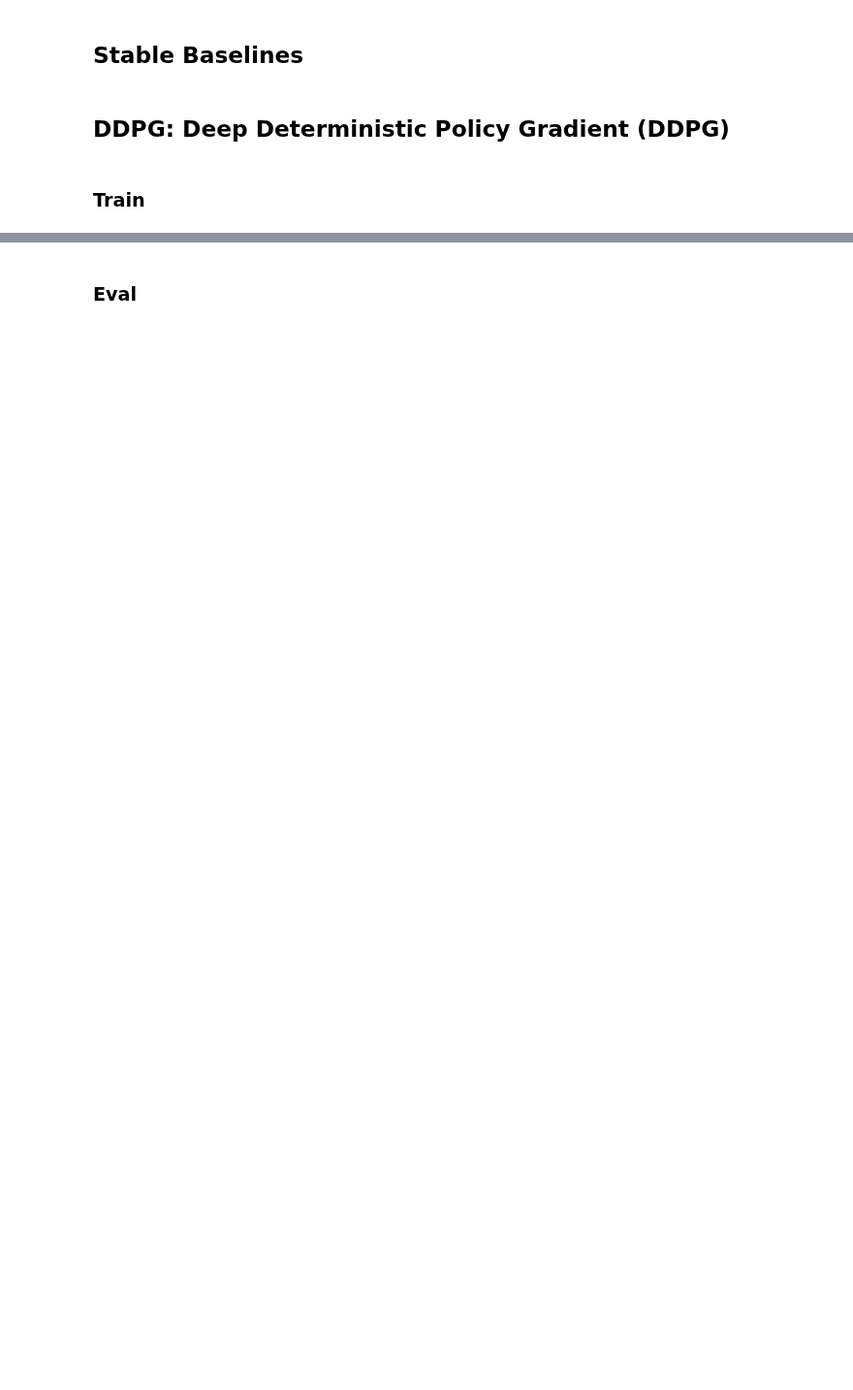
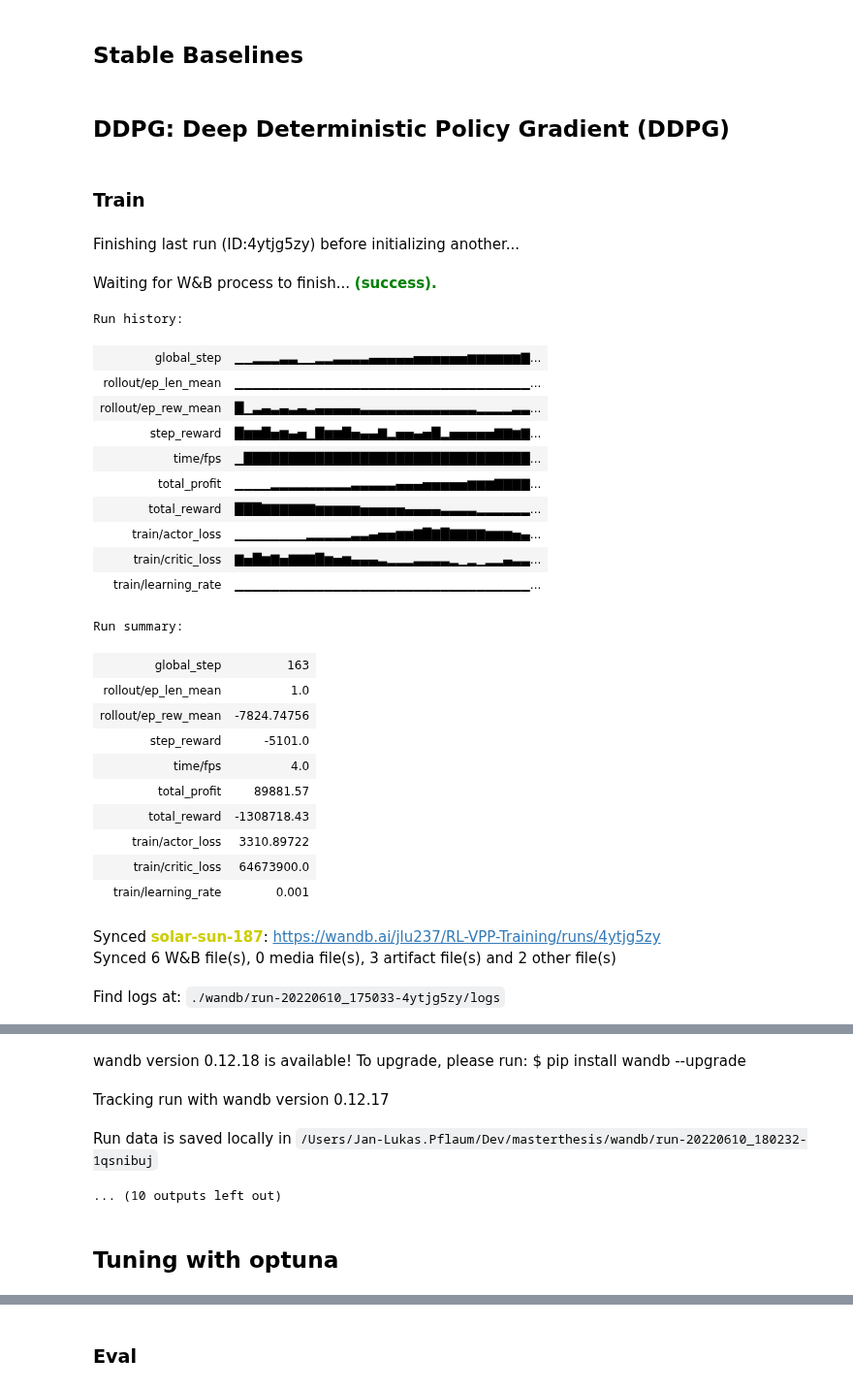
Before and after one commit to jlp237/MA-VPP-RL-bidding, a Jupyter notebook: 02_VPPBiddingEnv.ipynb, the cells around one changed output, grey strips where cells are left out. Shown at 97% size. Saved outputs shown, nothing was run; the diff lists cells and outputs as text; code cells hidden in the pictures; blank space fills up the shorter version.

Commit message:
new data, new logging for wandb, optuna hyperparameter tuning

```diff
--- a/02_VPPBiddingEnv.ipynb
+++ b/02_VPPBiddingEnv.ipynb
@@ -821,32 +859,60 @@ check_env(env)
 # %%
 from stable_baselines3 import DDPG
 from stable_baselines3.common.noise import NormalActionNoise, OrnsteinUhlenbeckActionNoise
 from gym.wrappers import RecordEpisodeStatistics
 
 env = make('VPPBiddingEnv-TRAIN-v1')
 env = RecordEpisodeStatistics(env) # record stats such as returns
 
 config = {
     "policy": 'MultiInputPolicy',
-    "total_timesteps": 362
+    "total_timesteps": 697
 }
 
 # The noise objects for DDPG
 n_actions = env.action_space.shape[-1]
 action_noise = NormalActionNoise(mean=np.zeros(n_actions), sigma=0.1 * np.ones(n_actions))
 
 wandb.init(
     config=config,
     sync_tensorboard=True,  # automatically upload SB3's tensorboard metrics to W&B
-    project="masterthesis",
+    project="RL-VPP-Training",
     #monitor_gym=True,       # automatically upload gym environements' videos
     save_code=True,
     entity="jlu237",
-    tags=["training", "single vpp obs", "vpp config", "13MW config", "4kprice", "updated_reward" , "delivery_against_FCR", "pred_market_prices"],
+    tags=["DDPG","training", "wind_config", "single vpp obs", "vpp config", "13MW config", "4kprice", "updated_reward" , "delivery_against_FCR", "pred_market_prices"],
     job_type="training"
 )
 
 model = DDPG(config['policy'], env, action_noise=action_noise, verbose=1, tensorboard_log=f"runs/ddpg")
 
 model.learn(total_timesteps=config['total_timesteps'], log_interval=1)
 wandb.finish()
+# %% [output]
+Finishing last run (ID:4ytjg5zy) before initializing another...
+Waiting for W&B process to finish... (success).
+Run history:
+| global_step | ▁▁▂▂▂▃▃▁▁▂▂▃▃▃▃▄▄▄▄▄▅▅▅▅▅▅▆▆▆▆▆▆▇... |
+| rollout/ep_len_mean | ▁▁▁▁▁▁▁▁▁▁▁▁▁▁▁▁▁▁▁▁▁▁▁▁▁▁▁▁▁▁▁▁▁... |
+| rollout/ep_rew_mean | █▁▃▄▃▄▃▄▃▄▄▄▄▄▃▃▃▃▃▃▃▃▃▃▃▃▃▂▂▂▂▃▃... |
+| step_reward | █▆▆█▅▆▄▅▁█▆▆█▅▄▄▇▂▅▅▄▅█▂▅▅▅▅▅▇▇▆▇... |
+| time/fps | ▁████████████████████████████████... |
+| total_profit | ▁▁▁▁▂▂▂▂▂▂▂▂▂▃▃▃▃▃▄▄▄▅▅▅▅▅▆▆▆▇▇▇▇... |
+| total_reward | ███▇▇▇▇▇▇▆▆▆▆▆▅▅▅▅▅▄▄▄▄▃▃▃▃▂▂▂▂▂▂... |
+| train/actor_loss | ▁▁▁▁▁▁▁▁▂▂▂▂▂▃▃▄▅▅▆▆▇█▇█▇▇▇▇▆▆▆▅▄... |
+| train/critic_loss | ▇▅█▆▇▅▇▇▇█▆▅▆▄▄▄▃▂▂▂▃▃▃▃▂▁▂▁▂▂▄▃▃... |
+| train/learning_rate | ▁▁▁▁▁▁▁▁▁▁▁▁▁▁▁▁▁▁▁▁▁▁▁▁▁▁▁▁▁▁▁▁▁... |
+Run summary:
+| global_step | 163 |
+| rollout/ep_len_mean | 1.0 |
+| rollout/ep_rew_mean | -7824.74756 |
+| step_reward | -5101.0 |
+| time/fps | 4.0 |
+| total_profit | 89881.57 |
+| total_reward | -1308718.43 |
+| train/actor_loss | 3310.89722 |
+| train/critic_loss | 64673900.0 |
+| train/learning_rate | 0.001 |
+Synced solar-sun-187: https://wandb.ai/jlu237/RL-VPP-Training/runs/4ytjg5zy
+Synced 6 W&B file(s), 0 media file(s), 3 artifact file(s) and 2 other file(s)
+Find logs at: ./wandb/run-20220610_175033-4ytjg5zy/logs
@@ -852,0 +920,4 @@ wandb.finish()
+wandb version 0.12.18 is available! To upgrade, please run: $ pip install wandb --upgrade
+Tracking run with wandb version 0.12.17
+Run data is saved locally in /Users/Jan-Lukas.Pflaum/Dev/masterthesis/wandb/run-20220610_180232-1qsnibuj
+... (10 outputs left out)
@@ -852,0 +926,2 @@ wandb.finish()
+# %% [markdown]
+## Tuning with optuna
```
Also changed, not shown: parts of 26 cells of this notebook, 18 other files.
